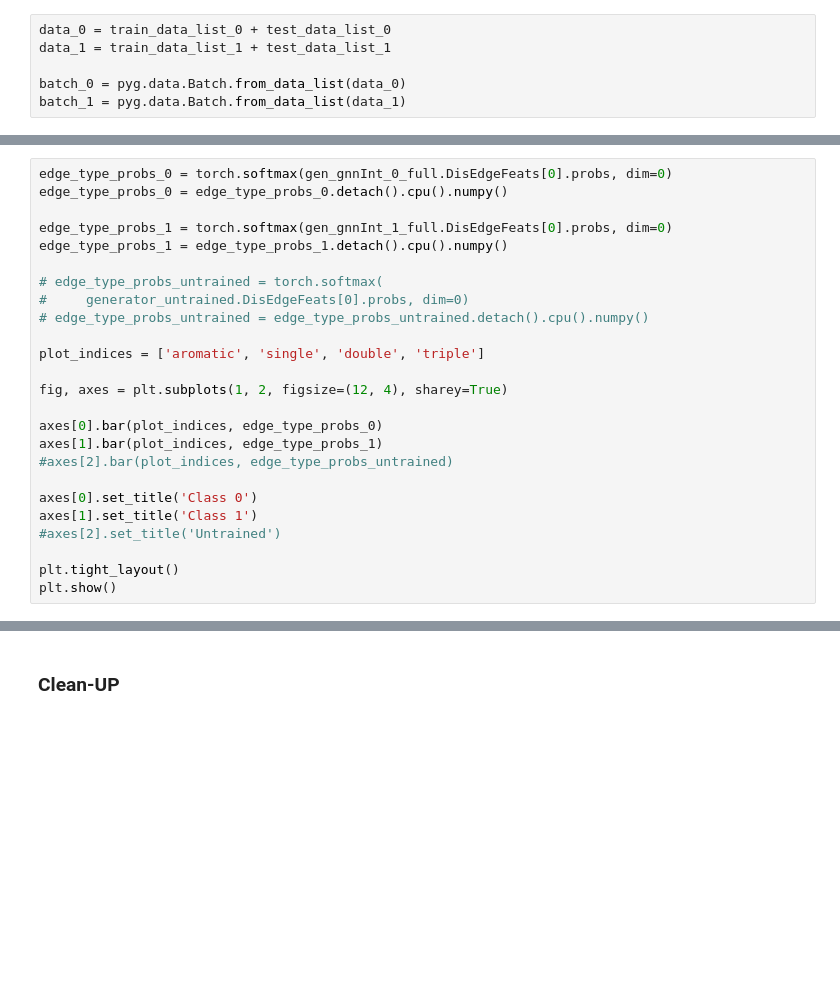
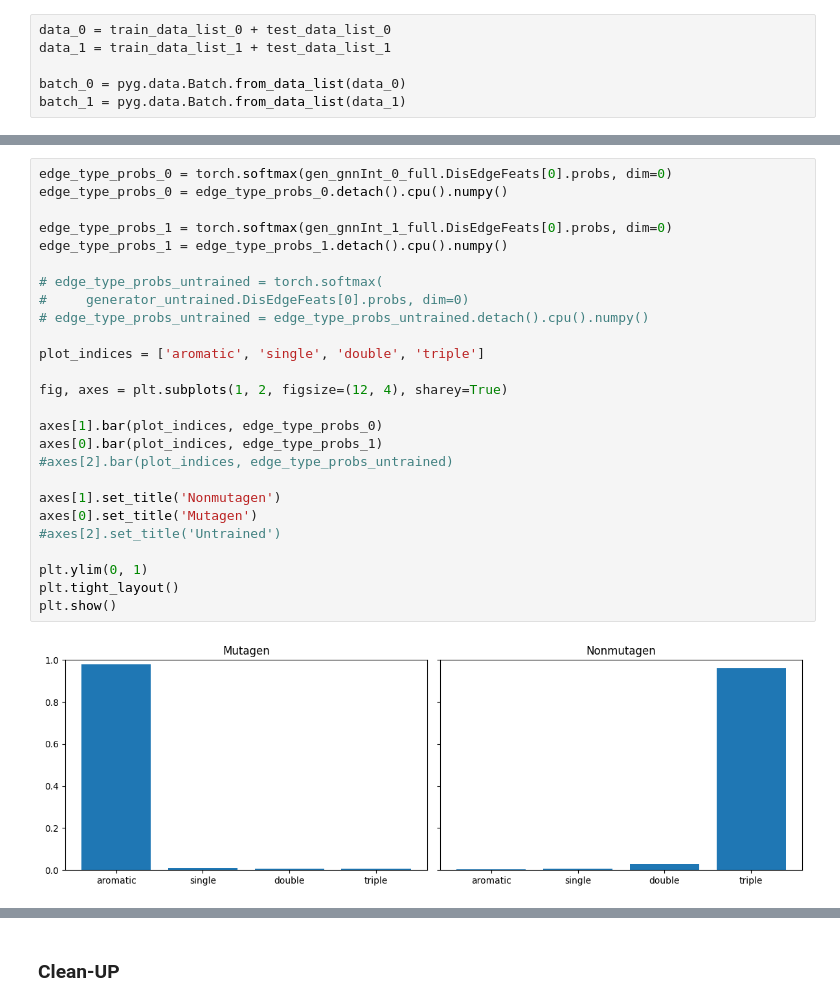
Before and after one commit to Tiny-Quant/GNN-EGG, a Jupyter notebook: results/MUTAG/EGG_MUTAG.ipynb, the cells around one changed output, grey strips where cells are left out. Drawn from its saved outputs; the diff is of its cells as text; blank space fills up the shorter version.

```diff
--- a/results/MUTAG/EGG_MUTAG.ipynb
+++ b/results/MUTAG/EGG_MUTAG.ipynb
@@ -1466,28 +1861,31 @@ plt.show()
 # %%
 edge_type_probs_0 = torch.softmax(gen_gnnInt_0_full.DisEdgeFeats[0].probs, dim=0)
 edge_type_probs_0 = edge_type_probs_0.detach().cpu().numpy()
 
 edge_type_probs_1 = torch.softmax(gen_gnnInt_1_full.DisEdgeFeats[0].probs, dim=0)
 edge_type_probs_1 = edge_type_probs_1.detach().cpu().numpy()
 
 # edge_type_probs_untrained = torch.softmax(
 #     generator_untrained.DisEdgeFeats[0].probs, dim=0)
 # edge_type_probs_untrained = edge_type_probs_untrained.detach().cpu().numpy()
 
 plot_indices = ['aromatic', 'single', 'double', 'triple']
 
 fig, axes = plt.subplots(1, 2, figsize=(12, 4), sharey=True)
 
-axes[0].bar(plot_indices, edge_type_probs_0)
-axes[1].bar(plot_indices, edge_type_probs_1)
+axes[1].bar(plot_indices, edge_type_probs_0)
+axes[0].bar(plot_indices, edge_type_probs_1)
 #axes[2].bar(plot_indices, edge_type_probs_untrained)
 
-axes[0].set_title('Class 0')
-axes[1].set_title('Class 1')
+axes[1].set_title('Nonmutagen')
+axes[0].set_title('Mutagen')
 #axes[2].set_title('Untrained')
 
+plt.ylim(0, 1)
 plt.tight_layout()
 plt.show()
+# %% [output]
+[figure, added]
 # %%
 edge_type_probs_0 = torch.softmax(gen_gnnInt_0_oc.DisEdgeFeats[0].probs, dim=0)
 edge_type_probs_0 = edge_type_probs_0.detach().cpu().numpy()
```
Also changed, not shown: parts of 48 cells of this notebook.
